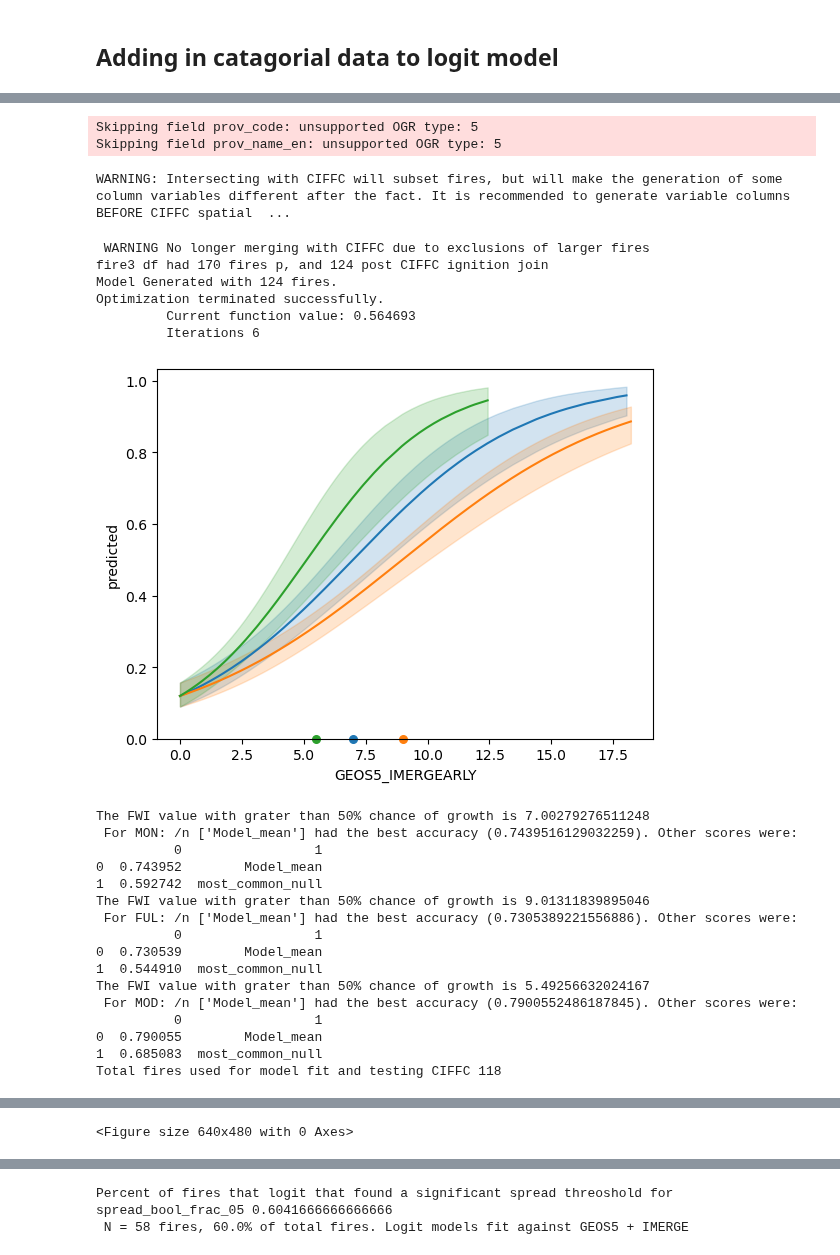
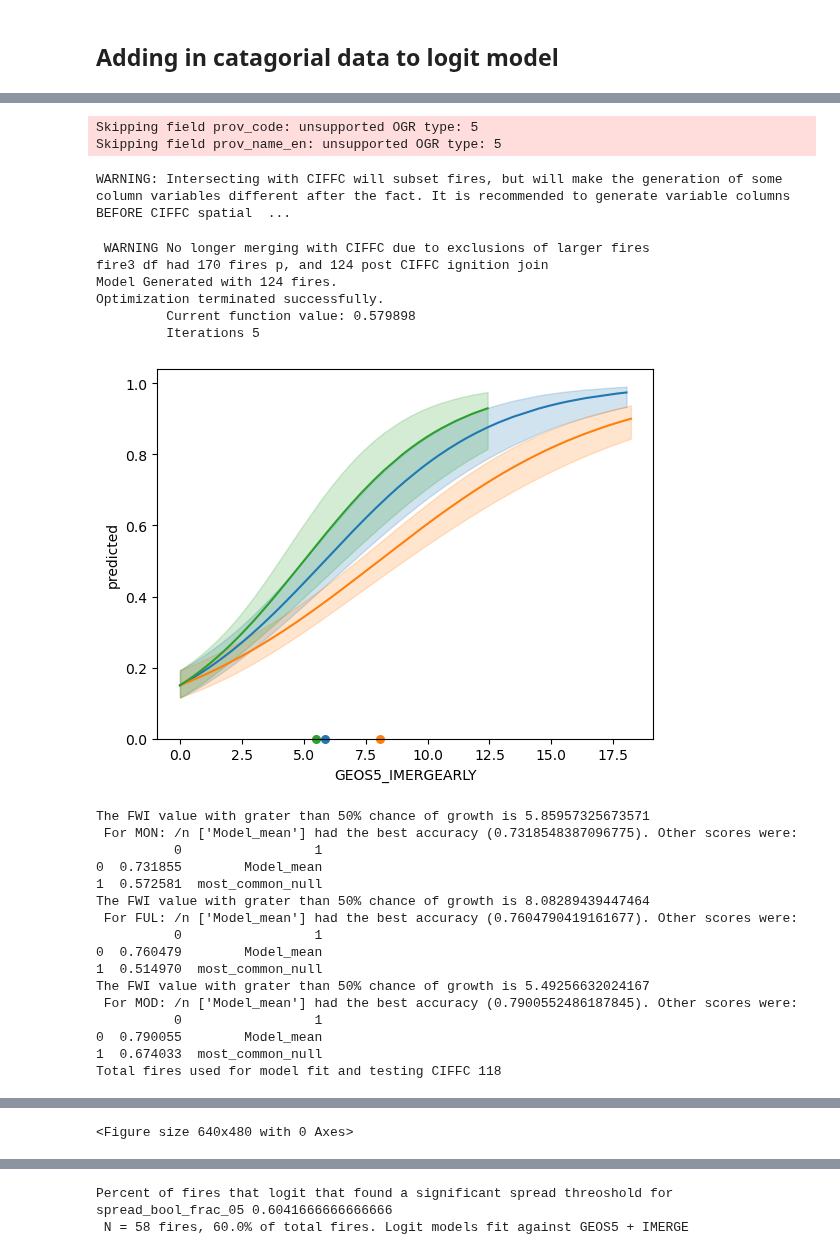
Before and after one commit to mccabete/fwiVis, a Jupyter notebook: notebooks/Logit_models.ipynb, the cells around one changed output, grey strips where cells are left out. Cells and saved outputs as stored; diff of their text form; code cells hidden in the pictures.

Commit message:
fixing initial spread day to 0 if less than 1 or 1 if larger

```diff
--- a/notebooks/Logit_models.ipynb
+++ b/notebooks/Logit_models.ipynb
@@ -361,7 +361,7 @@ def extinction(df, days_past = 1):
 # fire3 = fire3.sjoin(ciffc)
 #fire_ciffc = fire3.sjoin(ciffc)
 
-fire3 = formatting_read_in("data/Quebec_v3_full_data_perimeters20241112.csv", start_time = '2023-05-31 00:00:00', end_time = '2023-09-15 12:00:00', gen_cols = True, merge_with_ciffc = False, merge_with_nbac = True )
+fire3 = fv.formatting_read_in("data/Quebec_v3_full_data_perimeters20241112.csv", start_time = '2023-05-31 00:00:00', end_time = '2023-09-15 12:00:00', gen_cols = True, merge_with_ciffc = False, merge_with_nbac = True )
 # %% [output]
 Skipping field prov_code: unsupported OGR type: 5
 Skipping field prov_name_en: unsupported OGR type: 5
@@ -1264,49 +1269,49 @@ Index(['fireID', 't', 'geometry', 'Unnamed: 0', 'mergeid', 'ftype', 'n_pixels',
 # %%
 #field_response_type
 
 
 # foo = fire_ciffc.groupby("fireID").field_response_type.unique().reset_index()
 # multi_sup_ids = foo[foo.field_response_type.apply(len) == 2].fireID.unique()
 #firec, fire_testc = make_two_dfs_sub(fire_ciffc)
 # model = make_logit_cat(fire_delta = firec[~firec.fireID.isin(multi_sup_ids)], fire_test = fire_testc[~fire_testc.fireID.isin(multi_sup_ids)], x = "GEOS5_IMERGEARLY", y = "spread_bool_100", c = 'field_response_type' )
 # plt.savefig("some_figs/logit_model_plots/supression_responce.png")
 
-fire_ciffc = formatting_read_in("data/Quebec_v3_full_data_perimeters20241112.csv",  gen_cols = True, merge_with_ciffc = True, merge_with_nbac = False )
+fire_ciffc = fv.formatting_read_in("data/Quebec_v3_full_data_perimeters20241112.csv",  gen_cols = True, merge_with_ciffc = True, merge_with_nbac = False )
 foo = fire_ciffc.groupby("fireID").field_response_type.unique().reset_index()
 multi_sup_ids = foo[foo.field_response_type.apply(len) == 2].fireID.unique()
 
 firec, fire_testc = make_two_dfs_sub(fire_ciffc)
 print(f"Model Generated with {len(firec.fireID.unique()) + len(fire_testc.fireID.unique())} fires.")
 model = make_logit_cat(fire_delta = firec[~firec.fireID.isin(multi_sup_ids)], fire_test = fire_testc[~fire_testc.fireID.isin(multi_sup_ids)], x = "GEOS5_IMERGEARLY", y = "spread_bool_100", c = 'field_response_type' )
 print(f"Total fires used for model fit and testing CIFFC { len(fire_ciffc[~fire_ciffc.fireID.isin(multi_sup_ids)].fireID.unique())}")
 plt.savefig("some_figs/logit_model_plots/supression_responce.png")
 plt.show()
 # %% [output]
 Skipping field prov_code: unsupported OGR type: 5
 Skipping field prov_name_en: unsupported OGR type: 5
 WARNING: Intersecting with CIFFC will subset fires, but will make the generation of some column variables different after the fact. It is recommended to generate variable columns BEFORE CIFFC spatial  ...
  WARNING No longer merging with CIFFC due to exclusions of larger fires
 fire3 df had 170 fires p, and 124 post CIFFC ignition join
 Model Generated with 124 fires.
 Optimization terminated successfully.
-         Current function value: 0.564693
-         Iterations 6
+         Current function value: 0.579898
+         Iterations 5
-[figure, old version]
+[figure, new version]
-The FWI value with grater than 50% chance of growth is 7.00279276511248
- For MON: /n ['Model_mean'] had the best accuracy (0.7439516129032259). Other scores were:
+The FWI value with grater than 50% chance of growth is 5.85957325673571
+ For MON: /n ['Model_mean'] had the best accuracy (0.7318548387096775). Other scores were:
           0                 1
-0  0.743952        Model_mean
-1  0.592742  most_common_null
-The FWI value with grater than 50% chance of growth is 9.01311839895046
- For FUL: /n ['Model_mean'] had the best accuracy (0.7305389221556886). Other scores were:
+0  0.731855        Model_mean
+1  0.572581  most_common_null
+The FWI value with grater than 50% chance of growth is 8.08289439447464
+ For FUL: /n ['Model_mean'] had the best accuracy (0.7604790419161677). Other scores were:
           0                 1
-0  0.730539        Model_mean
-1  0.544910  most_common_null
+0  0.760479        Model_mean
+1  0.514970  most_common_null
 The FWI value with grater than 50% chance of growth is 5.49256632024167
  For MOD: /n ['Model_mean'] had the best accuracy (0.7900552486187845). Other scores were:
           0                 1
 0  0.790055        Model_mean
-1  0.685083  most_common_null
+1  0.674033  most_common_null
 Total fires used for model fit and testing CIFFC 118
 A value is trying to be set on a copy of a slice from a DataFrame.
 Try using .loc[row_indexer,col_indexer] = value instead
```
Also changed, not shown: parts of 24 cells of this notebook, 3 other files.
